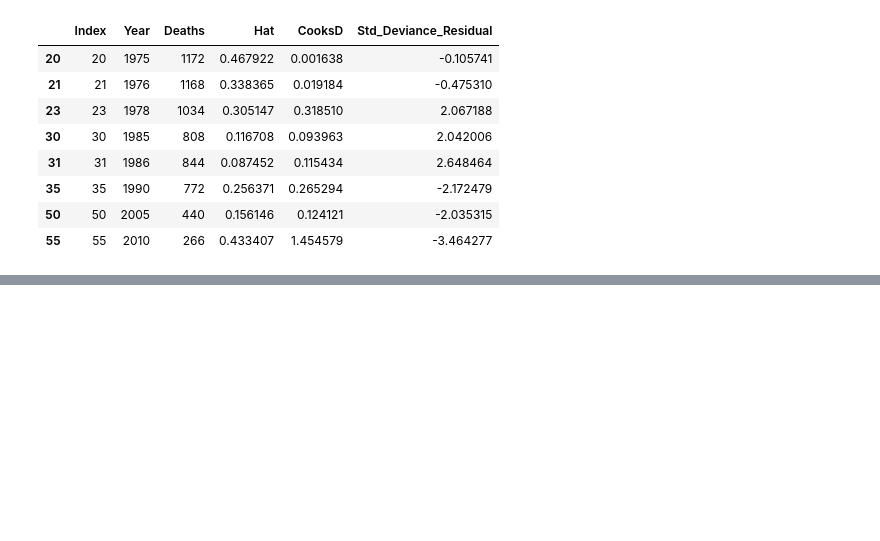
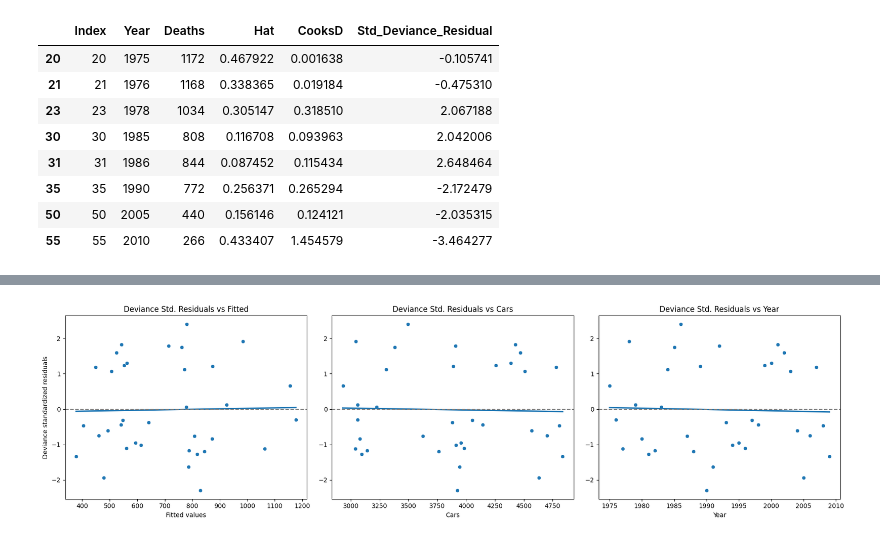
Before and after one commit to CasualMathEnjoyer/01ZLMA_ex05_GLM_Model_Diagnostics, a Jupyter notebook: code/01ZLMA_ex05_GLM_Model_Diagnostics.ipynb, the cells around one changed output, grey strips where cells are left out. Drawn from its saved outputs; the diff is of its cells as text; code cells hidden in the pictures; blank space fills up the shorter version.

```diff
--- a/code/01ZLMA_ex05_GLM_Model_Diagnostics.ipynb
+++ b/code/01ZLMA_ex05_GLM_Model_Diagnostics.ipynb
@@ -2232,0 +2291,46 @@ Influential observations:
+# %%
+# chatgpt generated code based on example in R somewhere above in code
+
+import matplotlib.pyplot as plt
+import seaborn as sns
+
+# Merge residuals into the main data
+cars_with_resid = cars.copy()
+cars_with_resid["fitted"] = residuals_df["Predicted_Values"]
+cars_with_resid["r_deviance_std"] = residuals_df["Deviance_Standardized_Residuals"]
+
+# Plot setup
+fig, axes = plt.subplots(1, 3, figsize=(18, 5))
+
+# 1. Residuals vs Fitted values
+sns.scatterplot(ax=axes[0], data=cars_with_resid,
+                x="fitted", y="r_deviance_std")
+sns.regplot(ax=axes[0], data=cars_with_resid,
+            x="fitted", y="r_deviance_std", scatter=False, ci=None)
+axes[0].axhline(0, linestyle="--", color="gray")
+axes[0].set_title("Deviance Std. Residuals vs Fitted")
+axes[0].set_xlabel("Fitted values")
+axes[0].set_ylabel("Deviance standardized residuals")
+
+# 2. Residuals vs Cars
+sns.scatterplot(ax=axes[1], data=cars_with_resid,
+                x="Cars", y="r_deviance_std")
+sns.regplot(ax=axes[1], data=cars_with_resid,
+            x="Cars", y="r_deviance_std", scatter=False, ci=None)
+axes[1].axhline(0, linestyle="--", color="gray")
+axes[1].set_title("Deviance Std. Residuals vs Cars")
+axes[1].set_ylabel("")
+
+# 3. Residuals vs Year
+sns.scatterplot(ax=axes[2], data=cars_with_resid,
+                x="Year", y="r_deviance_std")
+sns.regplot(ax=axes[2], data=cars_with_resid,
+            x="Year", y="r_deviance_std", scatter=False, ci=None)
+axes[2].axhline(0, linestyle="--", color="gray")
+axes[2].set_title("Deviance Std. Residuals vs Year")
+axes[2].set_ylabel("")
+
+plt.tight_layout()
+plt.show()
+# %% [output]
+[figure, added]
```
Also changed, not shown: parts of 19 cells of this notebook.
